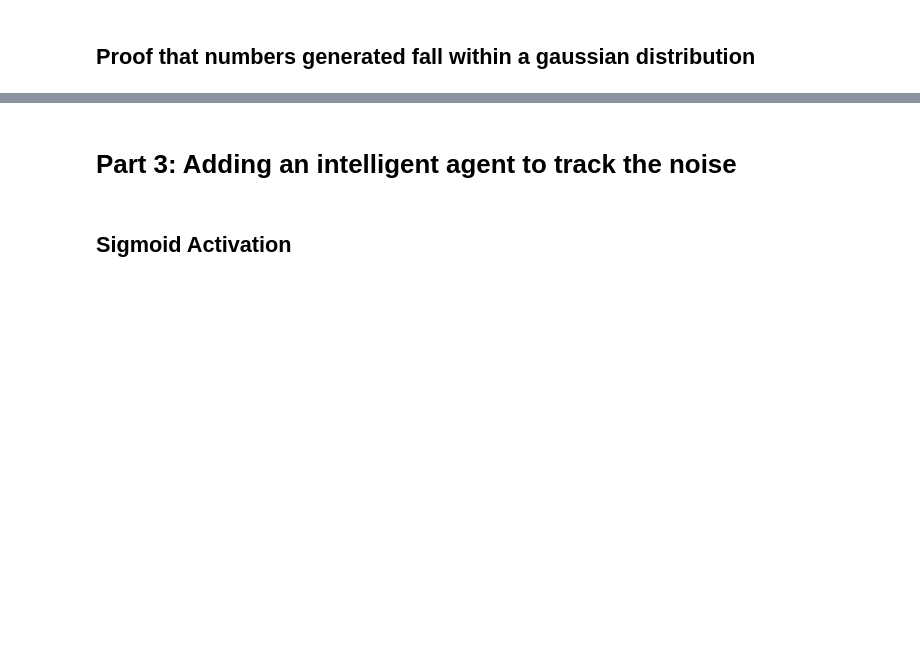
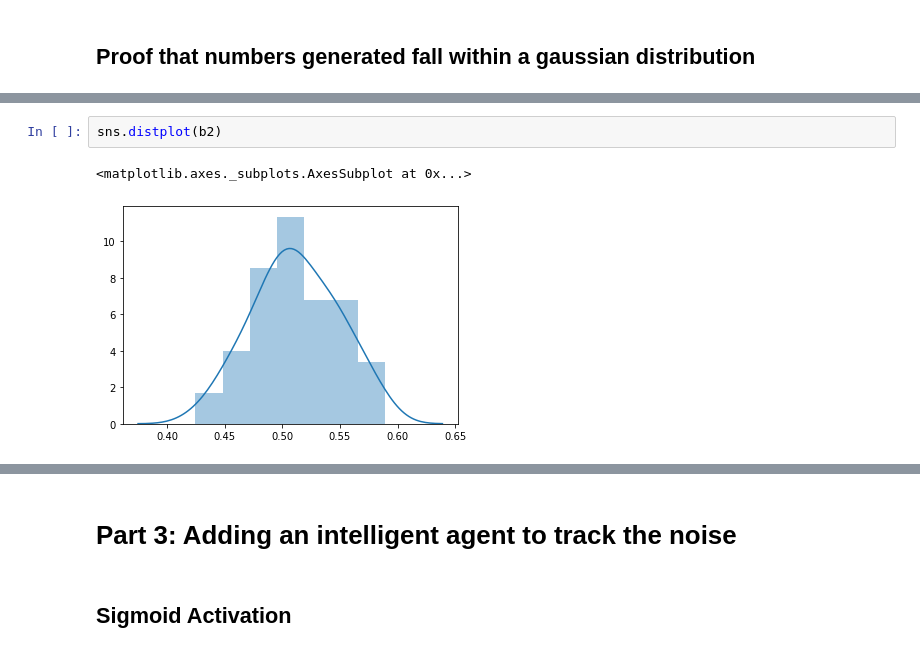
Before and after one commit to Kikumu/Computational-science-practice, a Jupyter notebook: CourseProject/Computational-Science-ACW.ipynb, the cells around one changed output, grey strips where cells are left out. Drawn from its saved outputs; the diff is of its cells as text; blank space fills up the shorter version.

```diff
--- a/CourseProject/Computational-Science-ACW.ipynb
+++ b/CourseProject/Computational-Science-ACW.ipynb
@@ -221,3 +230,8 @@ plt.show()
+# %%
+sns.distplot(b2)
+# %% [output]
+<matplotlib.axes._subplots.AxesSubplot at 0x...>
+[figure, added]
 # %%
 sns.distplot(random_vals)
 # %% [output]
```
Also changed, not shown: parts of 37 cells of this notebook.
